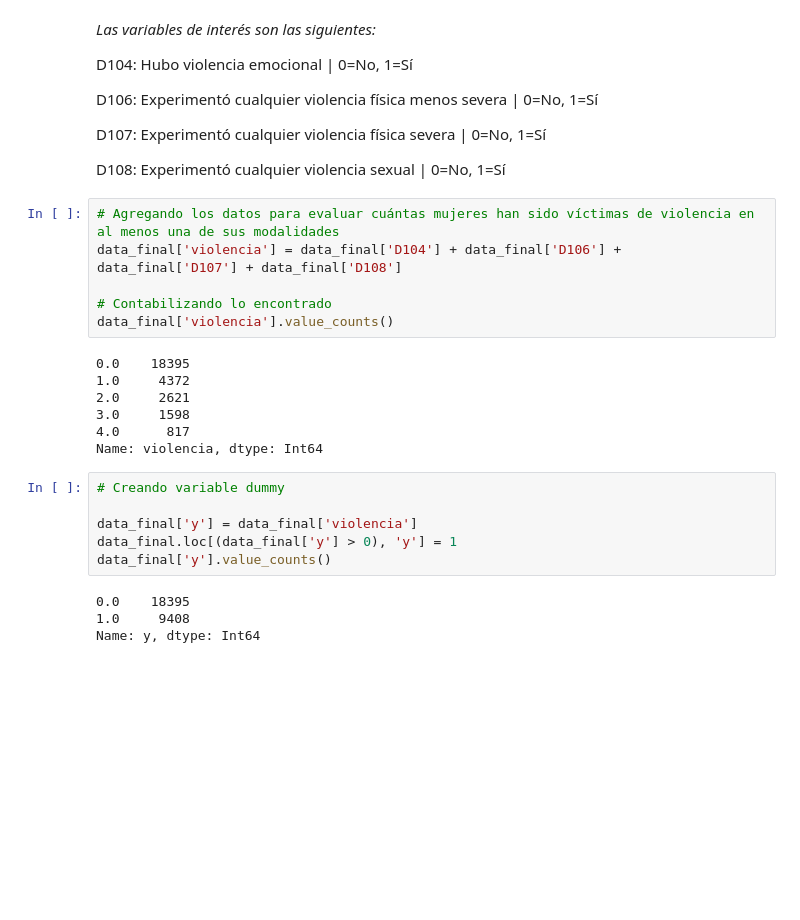
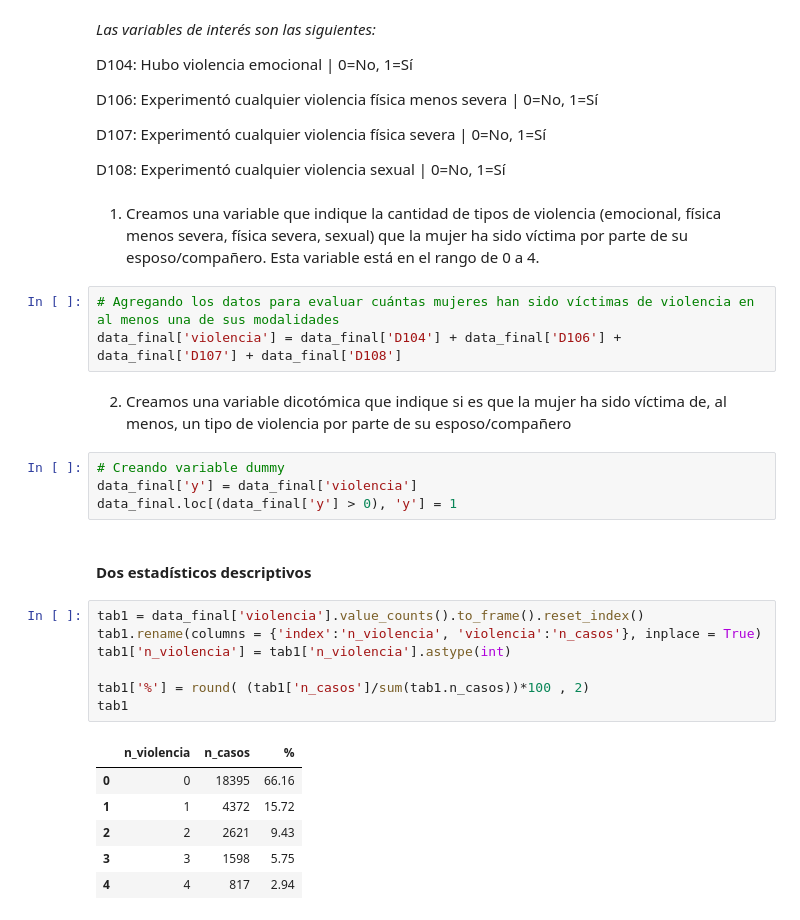
Before and after one commit to SandraMartinezGutierrez/trabajo_final, a Jupyter notebook: trabajo.ipynb, the cells around one changed output. Cells and saved outputs as stored; diff of their text form; blank space fills up the shorter version.

```diff
--- a/trabajo.ipynb
+++ b/trabajo.ipynb
@@ -175,26 +175,30 @@ D106: Experimentó cualquier violencia física menos severa | 0=No, 1=Sí
 D107: Experimentó cualquier violencia física severa | 0=No, 1=Sí
 
 D108: Experimentó cualquier violencia sexual | 0=No, 1=Sí
+# %% [markdown]
+1) Creamos una variable que indique la cantidad de tipos de violencia (emocional, física menos severa, física severa, sexual) que la mujer ha sido víctima por parte de su esposo/compañero. Esta variable está en el rango de 0 a 4.
 # %%
 # Agregando los datos para evaluar cuántas mujeres han sido víctimas de violencia en al menos una de sus modalidades
 data_final['violencia'] = data_final['D104'] + data_final['D106'] + data_final['D107'] + data_final['D108']
-
-# Contabilizando lo encontrado
-data_final['violencia'].value_counts()
-# %% [output]
-0.0    18395
-1.0     4372
-2.0     2621
-3.0     1598
-4.0      817
-Name: violencia, dtype: Int64
+# %% [markdown]
+2) Creamos una variable dicotómica que indique si es que la mujer ha sido víctima de, al menos, un tipo de violencia por parte de su esposo/compañero
 # %%
 # Creando variable dummy
-
 data_final['y'] = data_final['violencia']
 data_final.loc[(data_final['y'] > 0), 'y'] = 1
-data_final['y'].value_counts()
-# %% [output]
-0.0    18395
-1.0     9408
-Name: y, dtype: Int64
+# %% [markdown]
+#### Dos estadísticos descriptivos
+# %%
+tab1 = data_final['violencia'].value_counts().to_frame().reset_index()
+tab1.rename(columns = {'index':'n_violencia', 'violencia':'n_casos'}, inplace = True)
+tab1['n_violencia'] = tab1['n_violencia'].astype(int)
+
+tab1['%'] = round( (tab1['n_casos']/sum(tab1.n_casos))*100 , 2)
+tab1
+# %% [output]
+|  | n_violencia | n_casos | % |
+| 0 | 0 | 18395 | 66.16 |
+| 1 | 1 | 4372 | 15.72 |
+| 2 | 2 | 2621 | 9.43 |
+| 3 | 3 | 1598 | 5.75 |
+| 4 | 4 | 817 | 2.94 |
```
Also changed, not shown: parts of 8 cells of this notebook.
